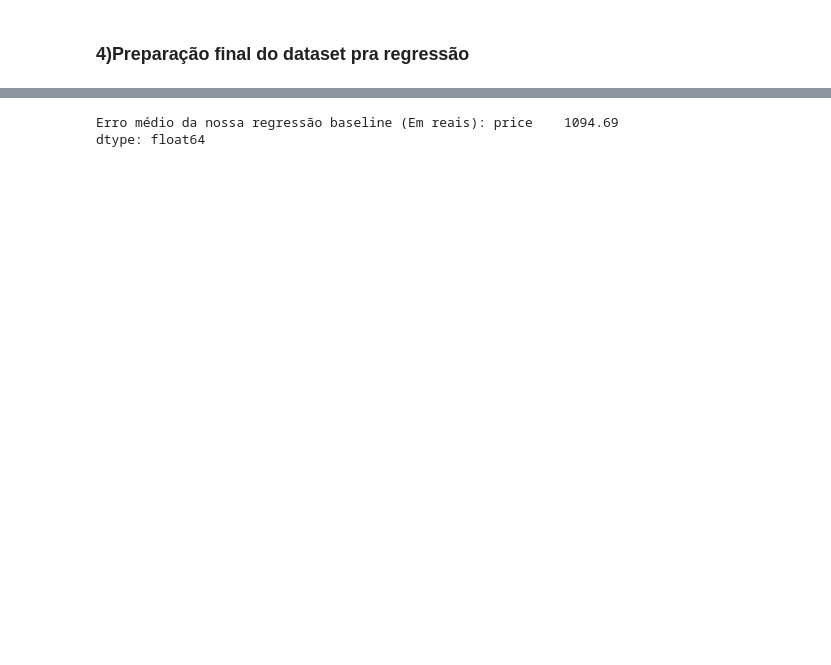
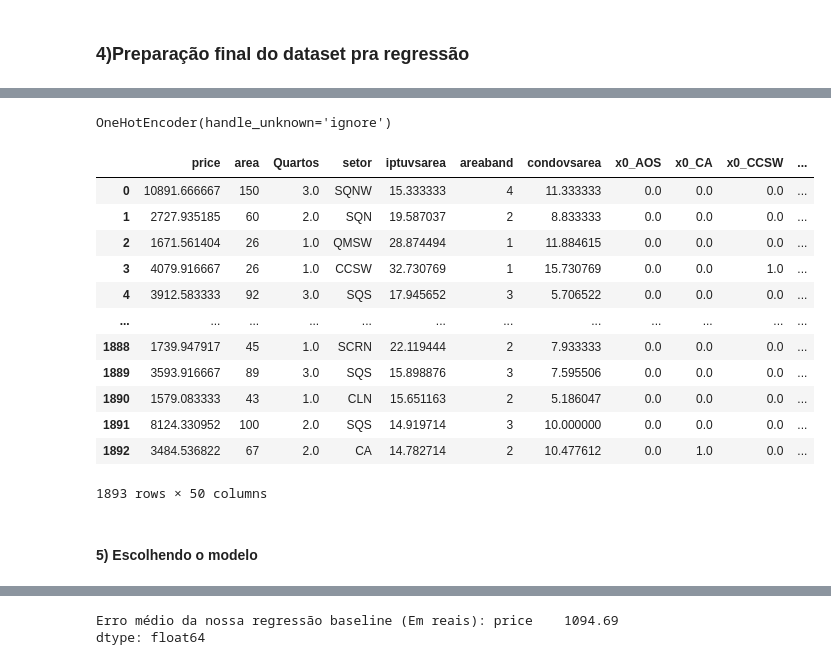
Before and after one commit to bkraffa/brasiliahousingprediction, a Jupyter notebook: notebook/asanortehousingextraction.ipynb, the cells around one changed output, grey strips where cells are left out. Drawn from its saved outputs; the diff is of its cells as text; code cells hidden in the pictures; blank space fills up the shorter version.

```diff
--- a/notebook/asanortehousingextraction.ipynb
+++ b/notebook/asanortehousingextraction.ipynb
@@ -443,0 +430,17 @@ df.drop(columns=cols,inplace=True)
+# %%
+from sklearn.preprocessing import OneHotEncoder
+
+
+ohe = OneHotEncoder(handle_unknown='ignore')
+ohe.fit(df['setor'].to_numpy().reshape(-1,1))
+# %% [output]
+OneHotEncoder(handle_unknown='ignore')
+# %%
+import pickle
+with open('../model/ohe.pkl', 'wb') as f:
+    pickle.dump(ohe, f)
+# %%
+with open('../model/ohe.pkl', 'rb') as f:
+    ohe = pickle.load(f)
+# %%
+dummies = ohe.transform(df['setor'].to_numpy().reshape(-1,1))
@@ -444,2 +449,18 @@ df.drop(columns=cols,inplace=True)
+# %%
+df = pd.concat([df,dummies],axis=1)
+# %% [output]
+|  | price | area | Quartos | setor | iptuvsarea | areaband | condovsarea | x0_AOS | x0_CA | x0_CCSW | ... |
+| 0 | 10891.666667 | 150 | 3.0 | SQNW | 15.333333 | 4 | 11.333333 | 0.0 | 0.0 | 0.0 | ... |
+| 1 | 2727.935185 | 60 | 2.0 | SQN | 19.587037 | 2 | 8.833333 | 0.0 | 0.0 | 0.0 | ... |
+| 2 | 1671.561404 | 26 | 1.0 | QMSW | 28.874494 | 1 | 11.884615 | 0.0 | 0.0 | 0.0 | ... |
+| 3 | 4079.916667 | 26 | 1.0 | CCSW | 32.730769 | 1 | 15.730769 | 0.0 | 0.0 | 1.0 | ... |
+| 4 | 3912.583333 | 92 | 3.0 | SQS | 17.945652 | 3 | 5.706522 | 0.0 | 0.0 | 0.0 | ... |
+| ... | ... | ... | ... | ... | ... | ... | ... | ... | ... | ... | ... |
+| 1888 | 1739.947917 | 45 | 1.0 | SCRN | 22.119444 | 2 | 7.933333 | 0.0 | 0.0 | 0.0 | ... |
+| 1889 | 3593.916667 | 89 | 3.0 | SQS | 15.898876 | 3 | 7.595506 | 0.0 | 0.0 | 0.0 | ... |
+| 1890 | 1579.083333 | 43 | 1.0 | CLN | 15.651163 | 2 | 5.186047 | 0.0 | 0.0 | 0.0 | ... |
+| 1891 | 8124.330952 | 100 | 2.0 | SQS | 14.919714 | 3 | 10.000000 | 0.0 | 0.0 | 0.0 | ... |
+| 1892 | 3484.536822 | 67 | 2.0 | CA | 14.782714 | 2 | 10.477612 | 0.0 | 1.0 | 0.0 | ... |
+1893 rows × 50 columns
 # %%
 from sklearn.model_selection import train_test_split
@@ -447,5 +468,7 @@ x = df.drop(columns = 'price')
 Y = df.price
 X_train, X_test, y_train, y_test = train_test_split(x, Y , test_size= 0.3,random_state=42)
+# %% [markdown]
+#### 5) Escolhendo o modelo
 # %%
 import statsmodels.api as sm
 X = X_train['area']
```
Also changed, not shown: parts of 27 cells of this notebook.
